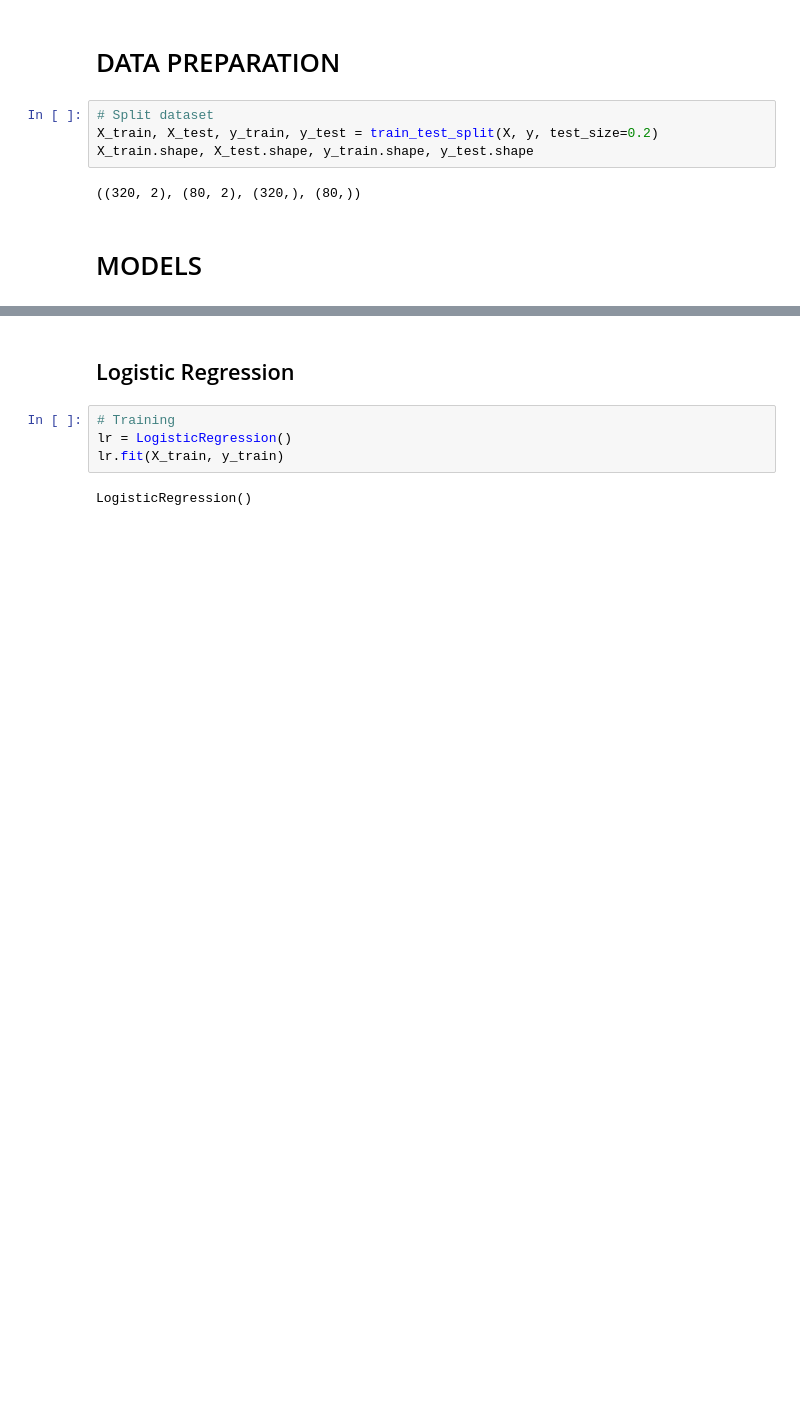
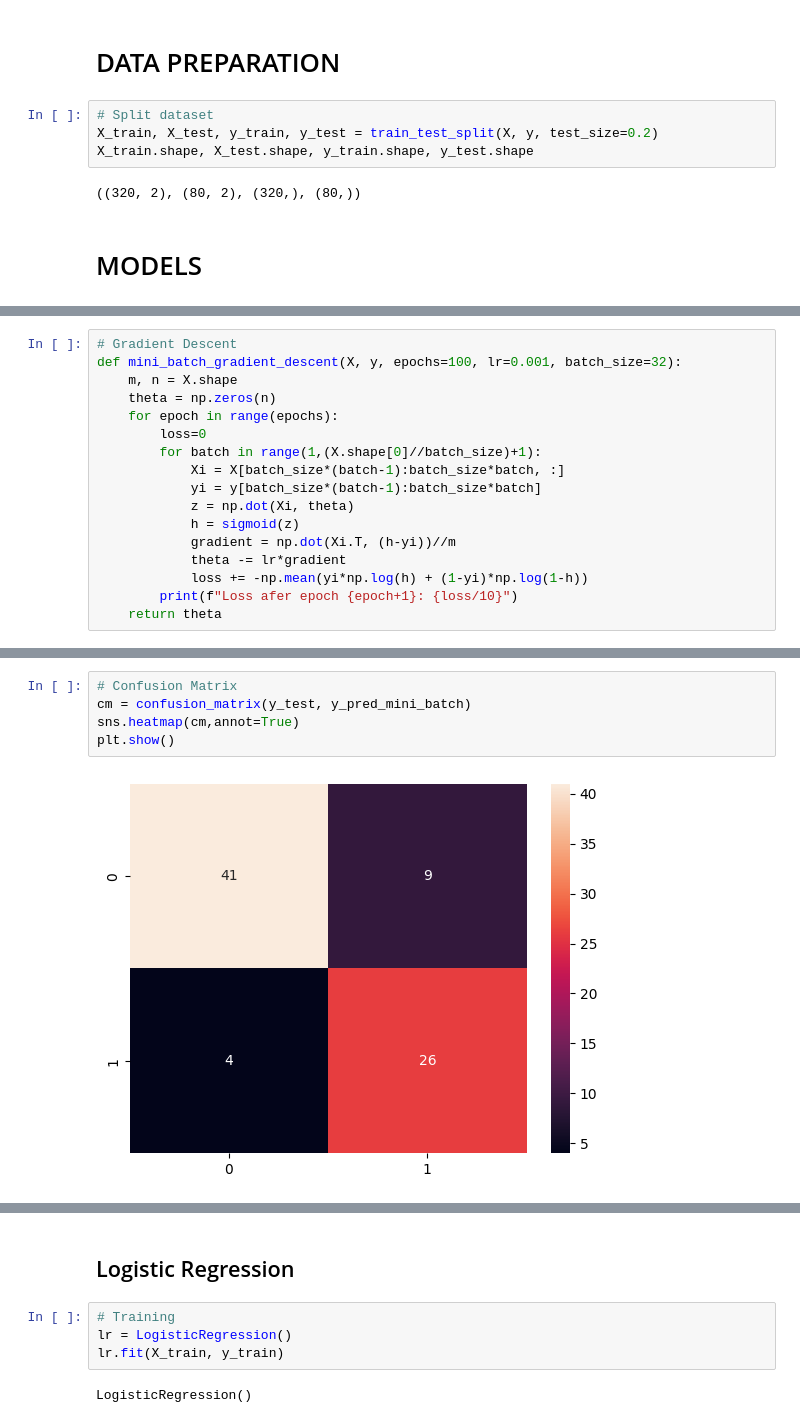
Before and after one commit to DeepraMazumder/Social-Network-Ads-Prediction-Analysis, a Jupyter notebook: Notebook/SocialNetworkAdvertisements.ipynb, the cells around one changed output, grey strips where cells are left out. Saved outputs shown, nothing was run; the diff lists cells and outputs as text; blank space fills up the shorter version.

```diff
--- a/Notebook/SocialNetworkAdvertisements.ipynb
+++ b/Notebook/SocialNetworkAdvertisements.ipynb
@@ -77,0 +277,17 @@ X_train.shape, X_test.shape, y_train.shape, y_test.shape
+# %%
+# Gradient Descent
+def mini_batch_gradient_descent(X, y, epochs=100, lr=0.001, batch_size=32):
+    m, n = X.shape
+    theta = np.zeros(n)
+    for epoch in range(epochs):
+        loss=0
+        for batch in range(1,(X.shape[0]//batch_size)+1):
+            Xi = X[batch_size*(batch-1):batch_size*batch, :]
+            yi = y[batch_size*(batch-1):batch_size*batch]
+            z = np.dot(Xi, theta)
+            h = sigmoid(z)
+            gradient = np.dot(Xi.T, (h-yi))//m
+            theta -= lr*gradient
+            loss += -np.mean(yi*np.log(h) + (1-yi)*np.log(1-h))
+        print(f"Loss afer epoch {epoch+1}: {loss/10}")
+    return theta
@@ -77,0 +342,7 @@ X_train.shape, X_test.shape, y_train.shape, y_test.shape
+# %%
+# Confusion Matrix
+cm = confusion_matrix(y_test, y_pred_mini_batch)
+sns.heatmap(cm,annot=True)
+plt.show()
+# %% [output]
+[figure, added]
```
Also changed, not shown: parts of 71 cells of this notebook, 5 other files.
